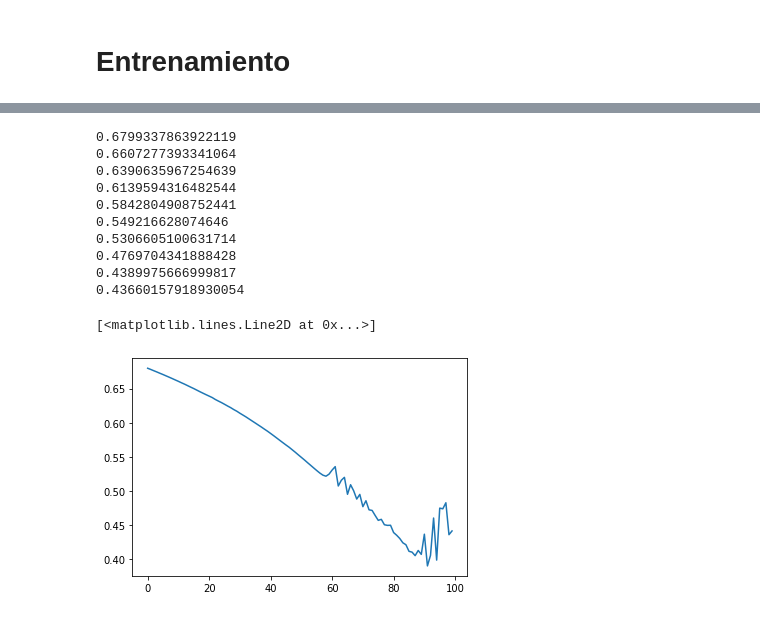
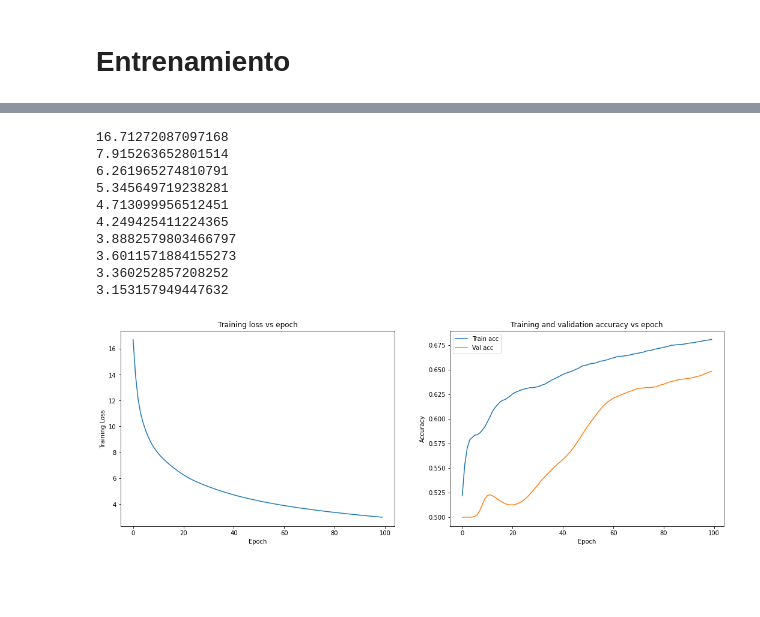
Before and after one commit to ingridheuer/gcnn_gdas, a Jupyter notebook: exploration/notebooks/RSAGE_nofeatures.ipynb, the cells around one changed output, grey strips where cells are left out. Saved outputs shown, nothing was run; the diff lists cells and outputs as text; code cells hidden in the pictures; blank space fills up the shorter version.

```diff
--- a/exploration/notebooks/RSAGE_nofeatures.ipynb
+++ b/exploration/notebooks/RSAGE_nofeatures.ipynb
@@ -120,7 +114,7 @@ class HeteroGNNConv(pyg_nn.MessagePassing):
     def update(self, aggr_out, node_feature_dst):
         dst_msg = self.lin_dst(node_feature_dst)
         src_msg = self.lin_src(aggr_out)
-        full_msg = torch.concat((dst_msg, src_msg), dim=1)
+        full_msg = torch.concat((dst_msg, src_msg), dim=-1)
         out = self.lin_update(full_msg)
         return out
 
@@ -161,7 +155,7 @@ class HeteroGNNWrapperConv(deepsnap.hetero_gnn.HeteroConv):
         return node_emb
 
     def aggregate(self, xs):
-        return torch.mean(torch.stack(xs), dim=0)
+        return torch.mean(torch.stack(xs, dim=-1), dim=-1)
 
 def generate_convs(hetero_graph, conv, hidden_size, first_layer=False):
     convs = {}
@@ -364,11 +413,12 @@ args = {
     'device': torch.device('cuda' if torch.cuda.is_available() else 'cpu'),
     'hidden_size': 32,
     'weight_decay': 1e-5,
-    'lr': 0.01,
+    'lr': 0.001,
 }
 task = 'link_pred'
 train_mode = "disjoint"
 
 dataset = GraphDataset([Hete], task=task, edge_train_mode=train_mode, resample_negatives=True)
 dataset_train, dataset_val, dataset_test = dataset.split(transductive=True, split_ratio=[0.4, 0.3, 0.3])
+# splits = {"train":dataset_val[0].to(args["device"])}
 splits = {"train":dataset_train[0].to(args["device"]), "val":dataset_val[0].to(args["device"]), "test":dataset_test[0].to(args["device"])}
@@ -375,3 +429,3 @@ splits = {"train":dataset_train[0].to(args["device"]), "val":dataset_val[0].to(a
 # %%
-model = HeteroGNN(Hete,"dotprod", "gda_only", args, aggr="mean",).to(args["device"])
+model = HeteroGNN(Hete,"dotprod", "all", args, aggr="mean",).to(args["device"])
 optimizer = torch.optim.Adam(model.parameters(), lr=args['lr'], weight_decay=args['weight_decay'])
@@ -398,27 +432,45 @@ HeteroGNN(
-# %%
-loss_plot = []
-epochs = 100
-for epoch in range(epochs):
-    if epoch%10 == 0:
-       loss = train(model,optimizer,splits["train"],printb=True)
-    else:
-        loss = train(model,optimizer,splits["train"],printb=False)
-    loss_plot.append(loss)
-
-plt.plot(np.arange(len(loss_plot)),loss_plot)
-# %% [output]
-0.6799337863922119
-0.6607277393341064
-0.6390635967254639
-0.6139594316482544
-0.5842804908752441
-0.549216628074646
-0.5306605100631714
-0.4769704341888428
-0.4389975666999817
-0.43660157918930054
-[<matplotlib.lines.Line2D at 0x...>]
-[figure, removed]
+# %%
+loss_plot = []
+train_acc = []
+val_acc = []
+epochs = 100
+for epoch in range(epochs):
+    if epoch%10 == 0:
+       loss,t_acc = train(model,optimizer,splits["train"],printb=True)
+       v_acc = test2(model,splits["val"])
+    else:
+        loss,t_acc = train(model,optimizer,splits["train"],printb=False)
+        v_acc = test2(model,splits["val"])
+    loss_plot.append(loss)
+    train_acc.append(t_acc)
+    val_acc.append(v_acc)
+
+fig,axs = plt.subplots(1, 2, figsize=(18,6))
+axs[0].plot(np.arange(epochs),loss_plot)
+axs[0].set_xlabel("Epoch")
+axs[0].set_ylabel("Training Loss")
+axs[0].set_title("Training loss vs epoch")
+
+axs[1].plot(np.arange(epochs),train_acc, label="Train acc")
+axs[1].plot(np.arange(epochs),val_acc, label="Val acc")
+axs[1].legend()
+axs[1].set_xlabel("Epoch")
+axs[1].set_ylabel("Accuracy")
+axs[1].set_title("Training and validation accuracy vs epoch")
+
+plt.show()
+# %% [output]
+16.71272087097168
+7.915263652801514
+6.261965274810791
+5.345649719238281
+4.713099956512451
+4.249425411224365
+3.8882579803466797
+3.6011571884155273
+3.360252857208252
+3.153157949447632
+[figure, added]
 # %%
 test(model,splits,args)
 # %% [output]
```
Also changed, not shown: parts of 27 cells of this notebook.
